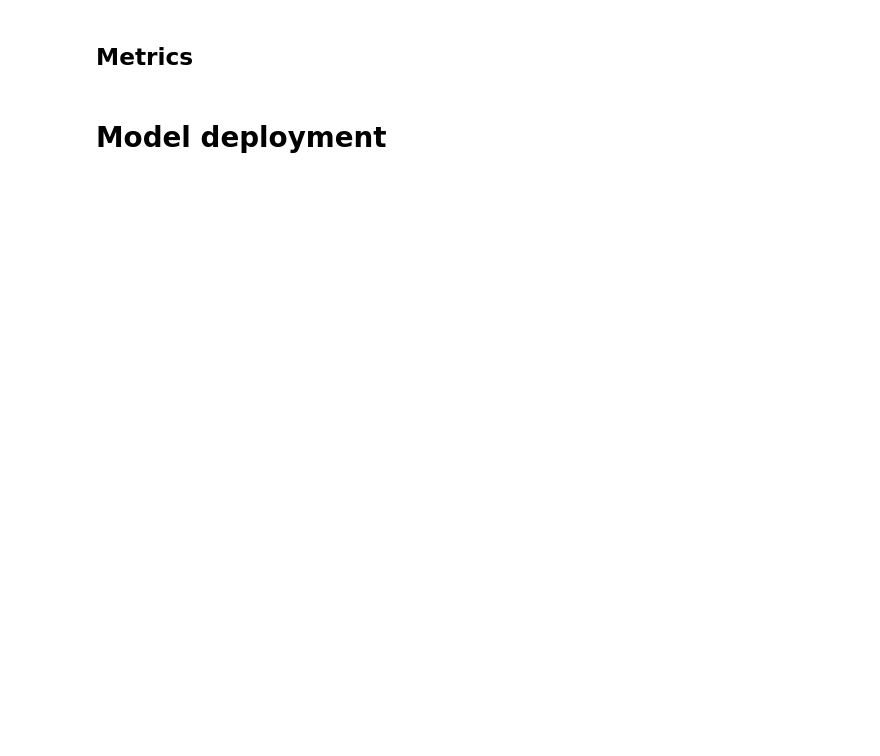
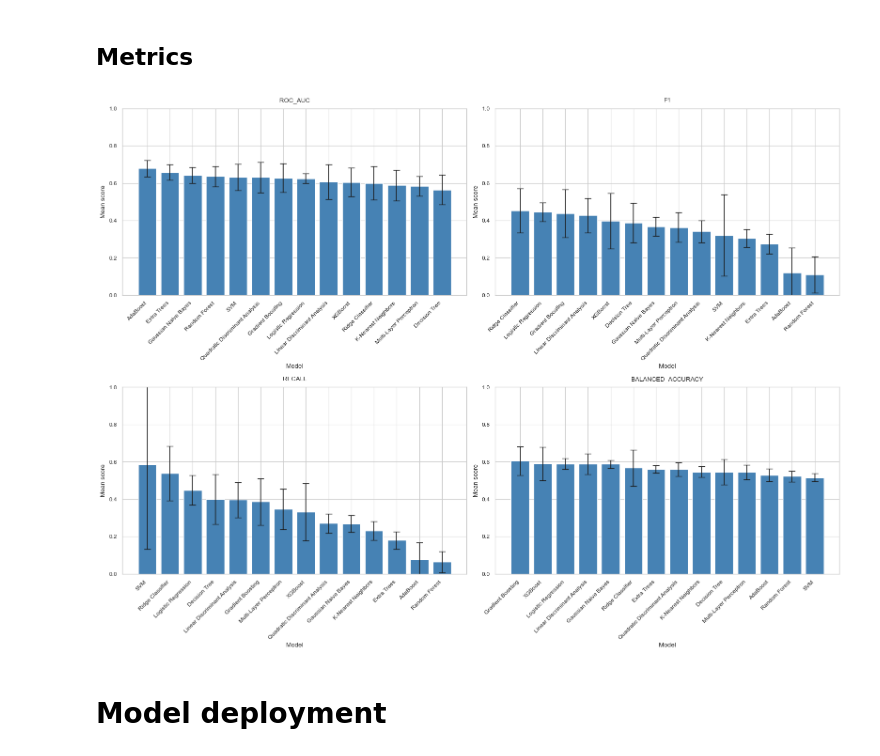
Before and after one commit to alfredofdlv/student-intervention-ml-pipeline, a Jupyter notebook: Report.ipynb, the cells around one changed output. Drawn from its saved outputs; the diff is of its cells as text; code cells hidden in the pictures; blank space fills up the shorter version.

```diff
--- a/Report.ipynb
+++ b/Report.ipynb
@@ -243,3 +353,8 @@ Number of components to reach 97.5% variance: 32
 A pesar de los resultados decidimos aumentar el numero de componentes que nos quedabamos con un número de 32
 # %% [markdown]
 # Model creation
+# %%
+X_train, X_val, y_train, y_val = train_test_split(
+    X_train, y_train, test_size=0.25, stratify=y_train, random_state=42
+)
+print(f"[report] Shapes: X_train={X_train.shape}, X_val={X_val.shape}, X_test={X_test.shape}")
@@ -246,4 +550,40 @@ A pesar de los resultados decidimos aumentar el numero de componentes que nos qu
 # %% [markdown]
 ## Metrics
+# %%
+import seaborn as sns
+import matplotlib.pyplot as plt
+
+sns.set(context='paper', style='whitegrid')
+fig, axes = plt.subplots(2, 2, figsize=(16, 12))
+axes_flat = axes.flatten()
+bar_color = 'steelblue'
+
+for ax, metric in zip(axes_flat, scoring):
+    dfm = results_df[results_df.metric == metric].copy()
+    dfm = dfm.sort_values('mean', ascending=False)
+
+    # Reemplazar modelo abreviado por nombre completo
+    dfm['model_full'] = dfm['model'].map(model_names)
+
+    ax.bar(
+        dfm['model_full'], dfm['mean'],
+        yerr=dfm['std'], capsize=5,
+        color=bar_color
+    )
+    ax.set_ylim(0, 1)
+    ax.set_title(metric.upper(), pad=10)
+    ax.set_xlabel('Model')
+    ax.set_ylabel('Mean score')
+    # Rotar etiquetas del eje x
+    ax.set_xticklabels(dfm['model_full'], rotation=45, ha='right')
+
+# Ocultar ejes no usados (si sobran)
+for ax in axes_flat[len(scoring):]:
+    ax.set_visible(False)
+
+plt.tight_layout()
+plt.show()
+# %% [output]
+[figure, added]
 # %% [markdown]
 # Model deployment
```
Also changed, not shown: parts of 19 cells of this notebook, 1 other file.
